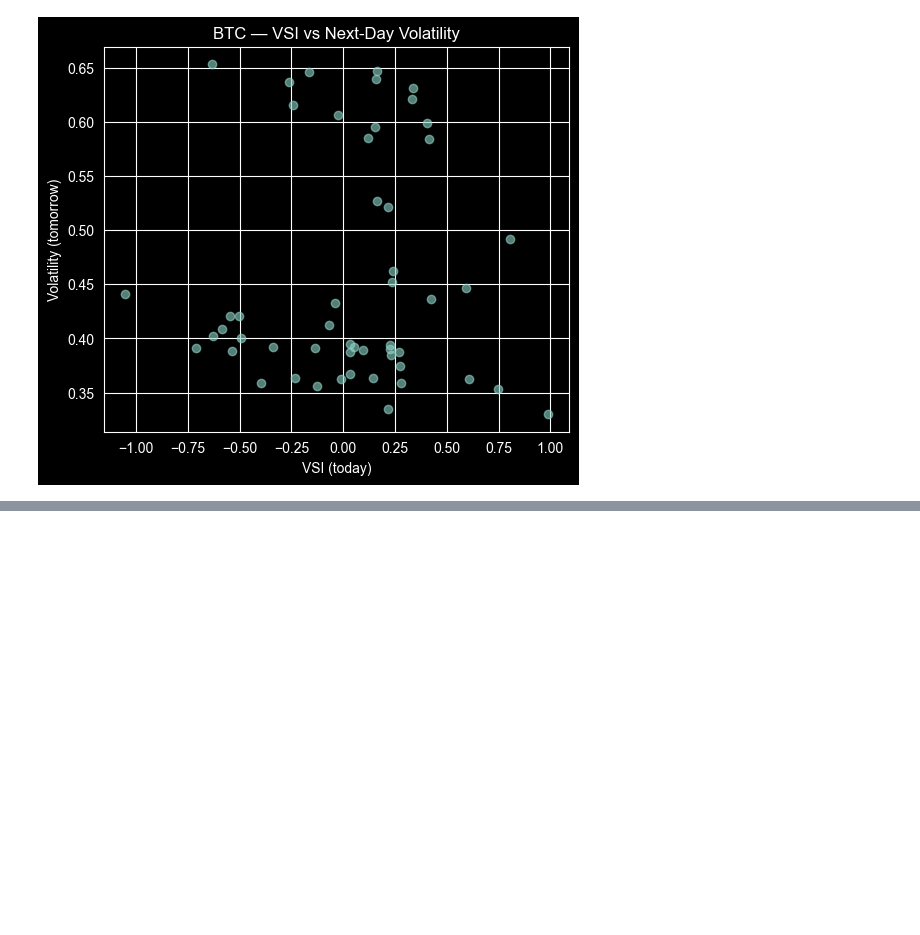
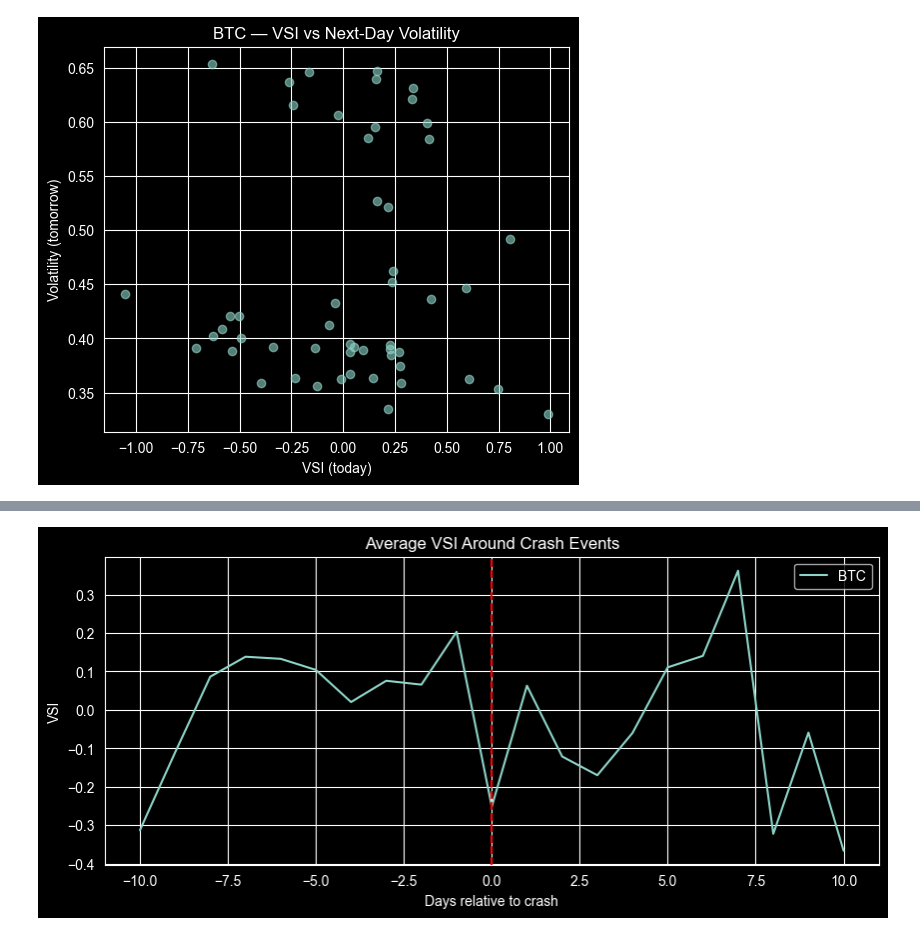
Before and after one commit to VT69/financial-sentiment-market-analysis, a Jupyter notebook: notebooks/09_custom_sentiment_index_VSI.ipynb, the cells around one changed output, grey strips where cells are left out. Cells and saved outputs as stored; diff of their text form; code cells hidden in the pictures; blank space fills up the shorter version.

```diff
--- a/notebooks/09_custom_sentiment_index_VSI.ipynb
+++ b/notebooks/09_custom_sentiment_index_VSI.ipynb
@@ -369,0 +354,28 @@ plt.show()
+# %%
+def event_study(df, threshold=-0.03, window=10):
+    crash_idx = df.index[df["return"] < threshold]
+    windows = []
+
+    for i in crash_idx:
+        if i - window < 0 or i + window >= len(df):
+            continue
+        windows.append(df.loc[i-window:i+window, "VSI"].values)
+
+    return np.mean(windows, axis=0)
+
+btc_event = event_study(btc)
+#nifty_event = event_study(nifty)
+
+x = range(-10, 11)
+
+plt.figure(figsize=(10,4))
+plt.plot(x, btc_event, label="BTC")
+#plt.plot(x, nifty_event, label="NIFTY")
+plt.axvline(0, color="red", linestyle="--")
+plt.title("Average VSI Around Crash Events")
+plt.xlabel("Days relative to crash")
+plt.ylabel("VSI")
+plt.legend()
+plt.show()
+# %% [output]
+[figure, added]
```
Also changed, not shown: parts of 23 cells of this notebook.
